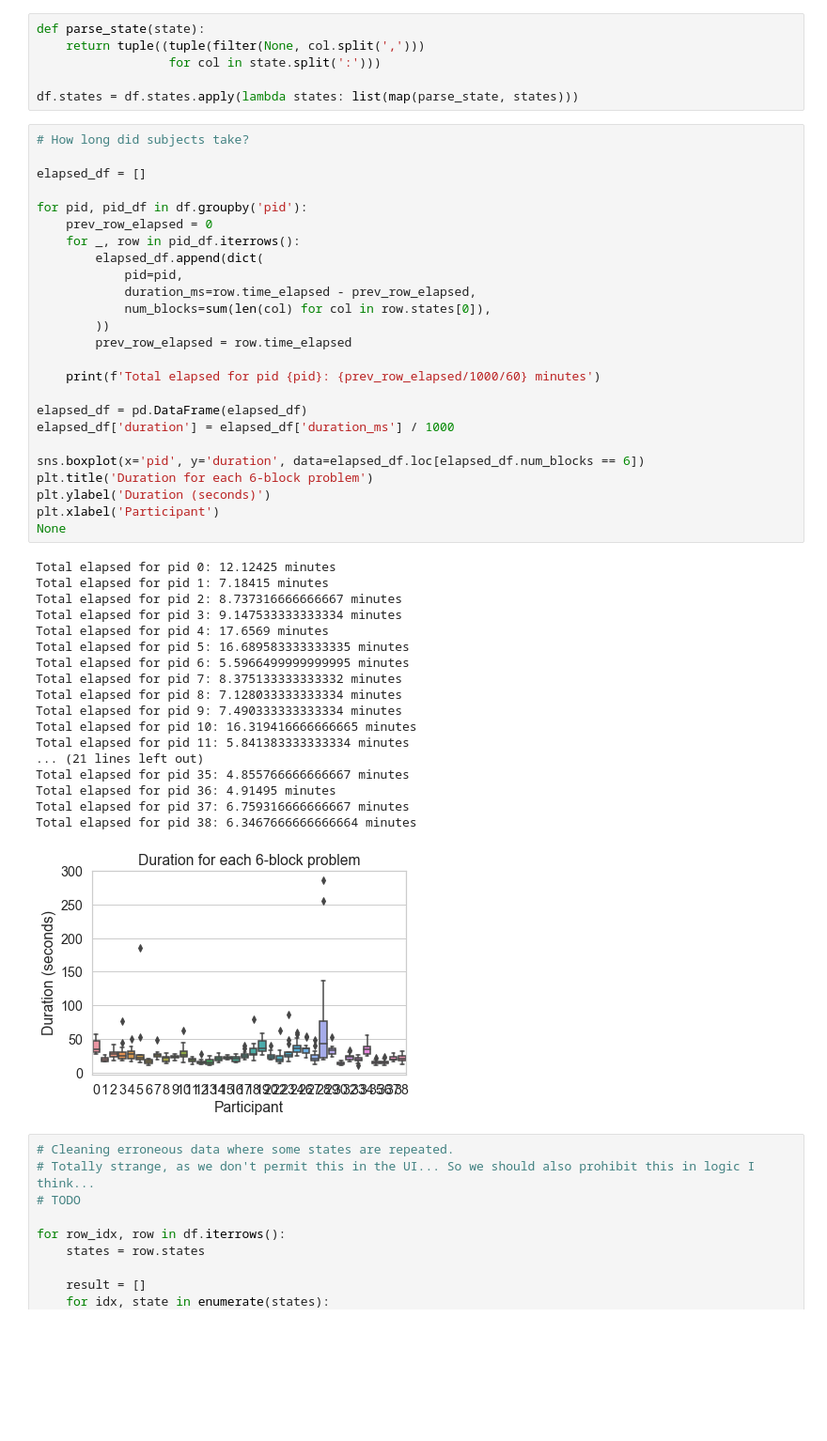
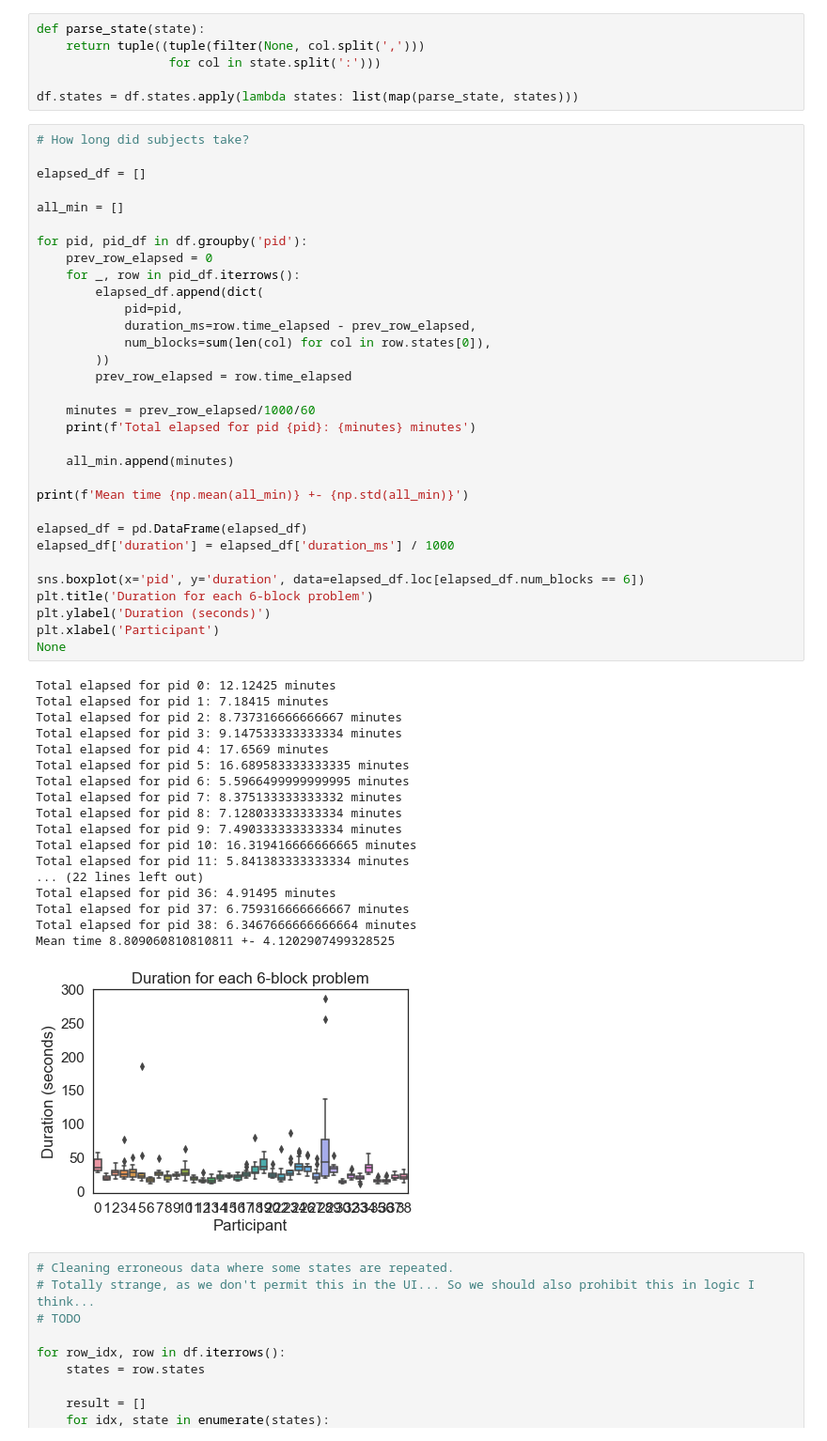
Before and after one commit to fredcallaway/multigoals, a Jupyter notebook: analysis/main.ipynb, the cells around one changed output. Shown at 94% size. Saved outputs shown, nothing was run; the diff lists cells and outputs as text; blank space fills up the shorter version.

```diff
--- a/analysis/main.ipynb
+++ b/analysis/main.ipynb
@@ -35,6 +34,8 @@ df.states = df.states.apply(lambda states: list(map(parse_state, states)))
 # How long did subjects take?
 
 elapsed_df = []
+
+all_min = []
 
 for pid, pid_df in df.groupby('pid'):
     prev_row_elapsed = 0
@@ -44,37 +45,42 @@ for pid, pid_df in df.groupby('pid'):
             duration_ms=row.time_elapsed - prev_row_elapsed,
             num_blocks=sum(len(col) for col in row.states[0]),
         ))
         prev_row_elapsed = row.time_elapsed
 
-    print(f'Total elapsed for pid {pid}: {prev_row_elapsed/1000/60} minutes')
+    minutes = prev_row_elapsed/1000/60
+    print(f'Total elapsed for pid {pid}: {minutes} minutes')
+
+    all_min.append(minutes)
+
+print(f'Mean time {np.mean(all_min)} +- {np.std(all_min)}')
 
 elapsed_df = pd.DataFrame(elapsed_df)
 elapsed_df['duration'] = elapsed_df['duration_ms'] / 1000
 
 sns.boxplot(x='pid', y='duration', data=elapsed_df.loc[elapsed_df.num_blocks == 6])
 plt.title('Duration for each 6-block problem')
 plt.ylabel('Duration (seconds)')
 plt.xlabel('Participant')
 None
 # %% [output]
 Total elapsed for pid 0: 12.12425 minutes
 Total elapsed for pid 1: 7.18415 minutes
 Total elapsed for pid 2: 8.737316666666667 minutes
 Total elapsed for pid 3: 9.147533333333334 minutes
 Total elapsed for pid 4: 17.6569 minutes
 Total elapsed for pid 5: 16.689583333333335 minutes
 Total elapsed for pid 6: 5.5966499999999995 minutes
 Total elapsed for pid 7: 8.375133333333332 minutes
 Total elapsed for pid 8: 7.128033333333334 minutes
 Total elapsed for pid 9: 7.490333333333334 minutes
 Total elapsed for pid 10: 16.319416666666665 minutes
 Total elapsed for pid 11: 5.841383333333334 minutes
-... (21 lines left out)
-Total elapsed for pid 35: 4.855766666666667 minutes
+... (22 lines left out)
 Total elapsed for pid 36: 4.91495 minutes
 Total elapsed for pid 37: 6.759316666666667 minutes
 Total elapsed for pid 38: 6.3467666666666664 minutes
+Mean time 8.809060810810811 +- 4.1202907499328525
-[figure, old version]
+[figure, new version]
 # %%
 # Cleaning erroneous data where some states are repeated.
 # Totally strange, as we don't permit this in the UI... So we should also prohibit this in logic I think...
```
Also changed, not shown: parts of 18 cells of this notebook.
